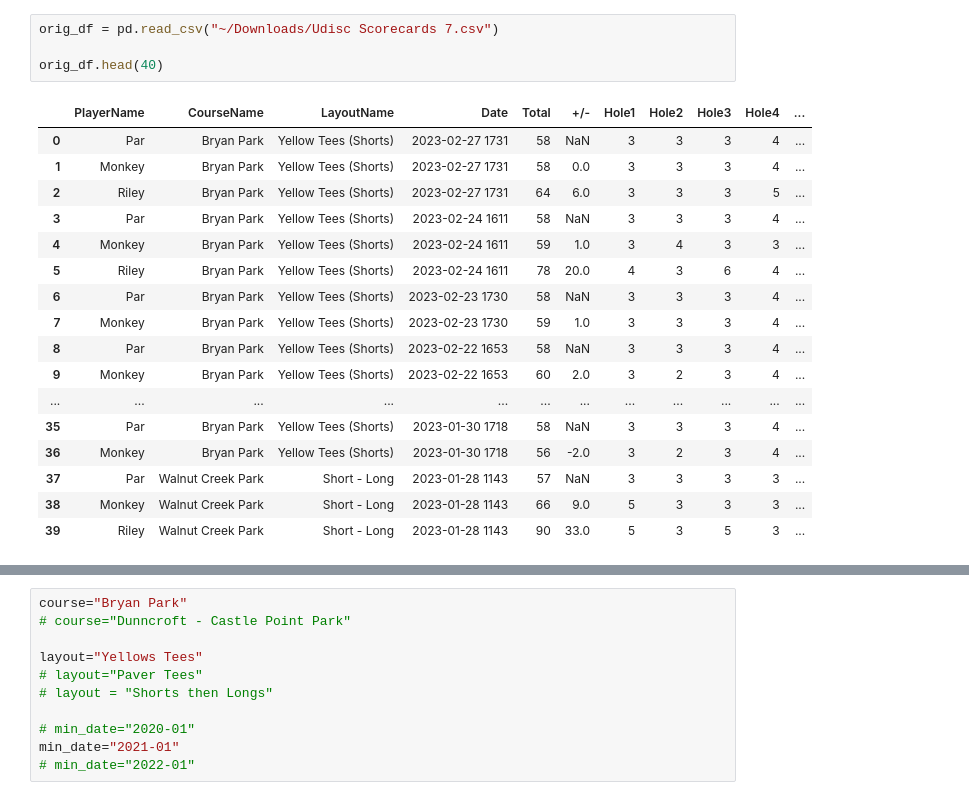
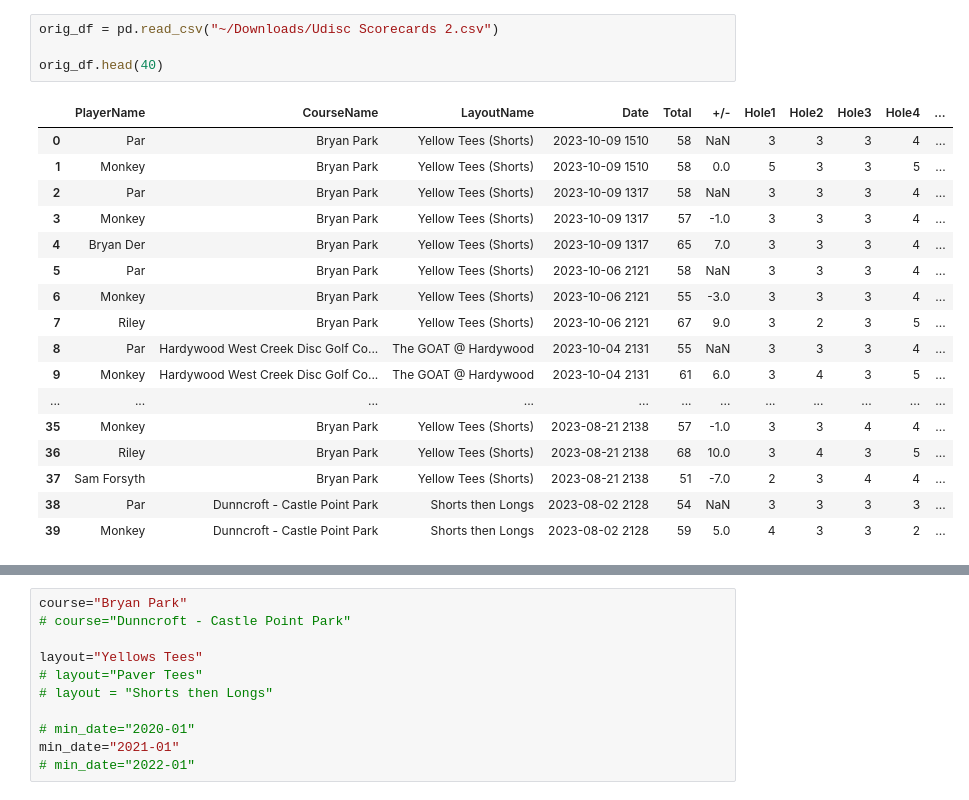
Before and after one commit to justinessert/udisc_stats, a Jupyter notebook: VisualizeUDiscStats.ipynb, the cells around one changed output, grey strips where cells are left out. Cells and saved outputs as stored; diff of their text form.

```diff
--- a/VisualizeUDiscStats.ipynb
+++ b/VisualizeUDiscStats.ipynb
@@ -26,25 +29,25 @@ pd.set_option('display.max_columns', 500)
 # %%
-orig_df = pd.read_csv("~/Downloads/Udisc Scorecards 7.csv")
+orig_df = pd.read_csv("~/Downloads/Udisc Scorecards 2.csv")
 
 orig_df.head(40)
 # %% [output]
 |  | PlayerName | CourseName | LayoutName | Date | Total | +/- | Hole1 | Hole2 | Hole3 | Hole4 | ... |
-| 0 | Par | Bryan Park | Yellow Tees (Shorts) | 2023-02-27 1731 | 58 | NaN | 3 | 3 | 3 | 4 | ... |
-| 1 | Monkey | Bryan Park | Yellow Tees (Shorts) | 2023-02-27 1731 | 58 | 0.0 | 3 | 3 | 3 | 4 | ... |
-| 2 | Riley | Bryan Park | Yellow Tees (Shorts) | 2023-02-27 1731 | 64 | 6.0 | 3 | 3 | 3 | 5 | ... |
-| 3 | Par | Bryan Park | Yellow Tees (Shorts) | 2023-02-24 1611 | 58 | NaN | 3 | 3 | 3 | 4 | ... |
-| 4 | Monkey | Bryan Park | Yellow Tees (Shorts) | 2023-02-24 1611 | 59 | 1.0 | 3 | 4 | 3 | 3 | ... |
-| 5 | Riley | Bryan Park | Yellow Tees (Shorts) | 2023-02-24 1611 | 78 | 20.0 | 4 | 3 | 6 | 4 | ... |
-| 6 | Par | Bryan Park | Yellow Tees (Shorts) | 2023-02-23 1730 | 58 | NaN | 3 | 3 | 3 | 4 | ... |
-| 7 | Monkey | Bryan Park | Yellow Tees (Shorts) | 2023-02-23 1730 | 59 | 1.0 | 3 | 3 | 3 | 4 | ... |
-| 8 | Par | Bryan Park | Yellow Tees (Shorts) | 2023-02-22 1653 | 58 | NaN | 3 | 3 | 3 | 4 | ... |
-| 9 | Monkey | Bryan Park | Yellow Tees (Shorts) | 2023-02-22 1653 | 60 | 2.0 | 3 | 2 | 3 | 4 | ... |
+| 0 | Par | Bryan Park | Yellow Tees (Shorts) | 2023-10-09 1510 | 58 | NaN | 3 | 3 | 3 | 4 | ... |
+| 1 | Monkey | Bryan Park | Yellow Tees (Shorts) | 2023-10-09 1510 | 58 | 0.0 | 5 | 3 | 3 | 5 | ... |
+| 2 | Par | Bryan Park | Yellow Tees (Shorts) | 2023-10-09 1317 | 58 | NaN | 3 | 3 | 3 | 4 | ... |
+| 3 | Monkey | Bryan Park | Yellow Tees (Shorts) | 2023-10-09 1317 | 57 | -1.0 | 3 | 3 | 3 | 4 | ... |
+| 4 | Bryan Der | Bryan Park | Yellow Tees (Shorts) | 2023-10-09 1317 | 65 | 7.0 | 3 | 3 | 3 | 4 | ... |
+| 5 | Par | Bryan Park | Yellow Tees (Shorts) | 2023-10-06 2121 | 58 | NaN | 3 | 3 | 3 | 4 | ... |
+| 6 | Monkey | Bryan Park | Yellow Tees (Shorts) | 2023-10-06 2121 | 55 | -3.0 | 3 | 3 | 3 | 4 | ... |
+| 7 | Riley | Bryan Park | Yellow Tees (Shorts) | 2023-10-06 2121 | 67 | 9.0 | 3 | 2 | 3 | 5 | ... |
+| 8 | Par | Hardywood West Creek Disc Golf Co... | The GOAT @ Hardywood | 2023-10-04 2131 | 55 | NaN | 3 | 3 | 3 | 4 | ... |
+| 9 | Monkey | Hardywood West Creek Disc Golf Co... | The GOAT @ Hardywood | 2023-10-04 2131 | 61 | 6.0 | 3 | 4 | 3 | 5 | ... |
 | ... | ... | ... | ... | ... | ... | ... | ... | ... | ... | ... | ... |
-| 35 | Par | Bryan Park | Yellow Tees (Shorts) | 2023-01-30 1718 | 58 | NaN | 3 | 3 | 3 | 4 | ... |
-| 36 | Monkey | Bryan Park | Yellow Tees (Shorts) | 2023-01-30 1718 | 56 | -2.0 | 3 | 2 | 3 | 4 | ... |
-| 37 | Par | Walnut Creek Park | Short - Long | 2023-01-28 1143 | 57 | NaN | 3 | 3 | 3 | 3 | ... |
-| 38 | Monkey | Walnut Creek Park | Short - Long | 2023-01-28 1143 | 66 | 9.0 | 5 | 3 | 3 | 3 | ... |
-| 39 | Riley | Walnut Creek Park | Short - Long | 2023-01-28 1143 | 90 | 33.0 | 5 | 3 | 5 | 3 | ... |
+| 35 | Monkey | Bryan Park | Yellow Tees (Shorts) | 2023-08-21 2138 | 57 | -1.0 | 3 | 3 | 4 | 4 | ... |
+| 36 | Riley | Bryan Park | Yellow Tees (Shorts) | 2023-08-21 2138 | 68 | 10.0 | 3 | 4 | 3 | 5 | ... |
+| 37 | Sam Forsyth | Bryan Park | Yellow Tees (Shorts) | 2023-08-21 2138 | 51 | -7.0 | 2 | 3 | 4 | 4 | ... |
+| 38 | Par | Dunncroft - Castle Point Park | Shorts then Longs | 2023-08-02 2128 | 54 | NaN | 3 | 3 | 3 | 3 | ... |
+| 39 | Monkey | Dunncroft - Castle Point Park | Shorts then Longs | 2023-08-02 2128 | 59 | 5.0 | 4 | 3 | 3 | 2 | ... |
 # %%
 df = preprocess(orig_df)
 
```
Also changed, not shown: parts of 8 cells of this notebook, 2 other files.
